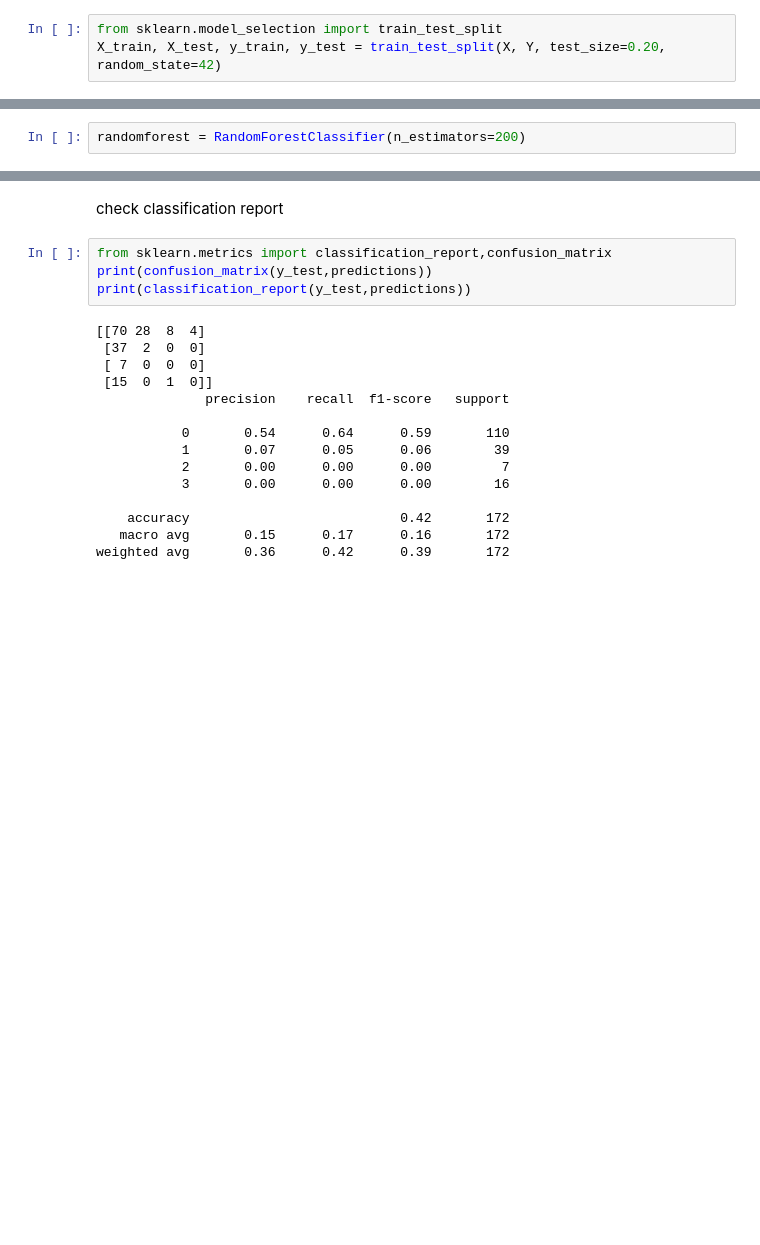
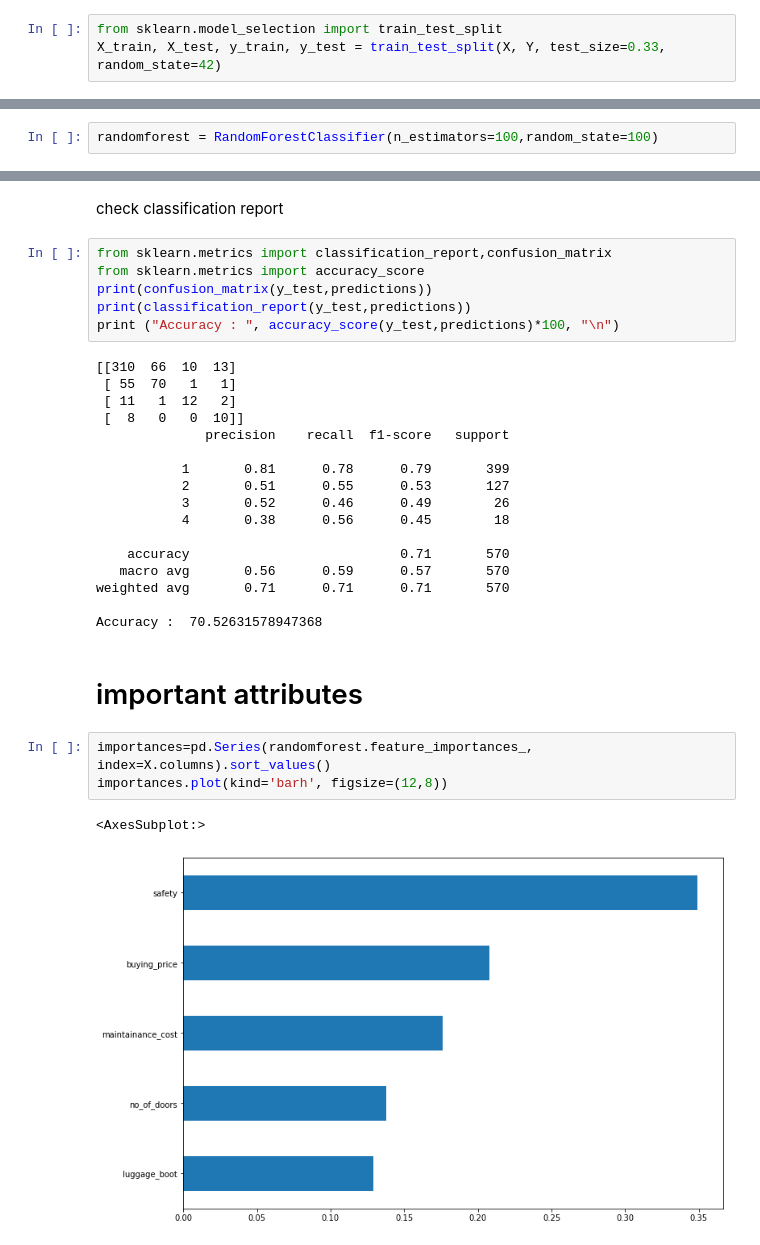
Before and after one commit to kkmishra233/ML-Algorithms, a Jupyter notebook: Supervised/Classification(categoricalVariable)/labelled/randomForest/card_data_analysis.ipynb, the cells around one changed output, grey strips where cells are left out. Cells and saved outputs as stored; diff of their text form; blank space fills up the shorter version.

Commit message:
added knn and random forest model

```diff
--- a/Supervised/Classification(categoricalVariable)/labelled/randomForest/card_data_analysis.ipynb
+++ b/Supervised/Classification(categoricalVariable)/labelled/randomForest/card_data_analysis.ipynb
@@ -257,13 +311,13 @@ X = df[['buying_price', 'maintainance_cost', 'no_of_doors', 'luggage_boot',
 Y = df['class']
 # %%
 from sklearn.model_selection import train_test_split
-X_train, X_test, y_train, y_test = train_test_split(X, Y, test_size=0.20, random_state=42)
+X_train, X_test, y_train, y_test = train_test_split(X, Y, test_size=0.33, random_state=42)
 # %% [markdown]
 create model and apply
 # %%
 from sklearn.ensemble import RandomForestClassifier
 # %%
-randomforest = RandomForestClassifier(n_estimators=200)
+randomforest = RandomForestClassifier(n_estimators=100,random_state=100)
 # %%
 randomforest.fit(X_train,y_train)
 # %% [output]
@@ -274,20 +328,32 @@ predictions = randomforest.predict(X_test)
 check classification report
 # %%
 from sklearn.metrics import classification_report,confusion_matrix
+from sklearn.metrics import accuracy_score
 print(confusion_matrix(y_test,predictions))
 print(classification_report(y_test,predictions))
+print ("Accuracy : ", accuracy_score(y_test,predictions)*100, "\n")
 # %% [output]
-[[70 28  8  4]
- [37  2  0  0]
- [ 7  0  0  0]
- [15  0  1  0]]
+[[310  66  10  13]
+ [ 55  70   1   1]
+ [ 11   1  12   2]
+ [  8   0   0  10]]
               precision    recall  f1-score   support
 
-           0       0.54      0.64      0.59       110
-           1       0.07      0.05      0.06        39
-           2       0.00      0.00      0.00         7
-           3       0.00      0.00      0.00        16
+           1       0.81      0.78      0.79       399
+           2       0.51      0.55      0.53       127
+           3       0.52      0.46      0.49        26
+           4       0.38      0.56      0.45        18
 
-    accuracy                           0.42       172
-   macro avg       0.15      0.17      0.16       172
-weighted avg       0.36      0.42      0.39       172
+    accuracy                           0.71       570
+   macro avg       0.56      0.59      0.57       570
+weighted avg       0.71      0.71      0.71       570
+
+Accuracy :  70.52631578947368
+# %% [markdown]
+# important attributes
+# %%
+importances=pd.Series(randomforest.feature_importances_, index=X.columns).sort_values()
+importances.plot(kind='barh', figsize=(12,8))
+# %% [output]
+<AxesSubplot:>
+[figure, added]
```
Also changed, not shown: parts of 30 cells of this notebook, 2 other files.
